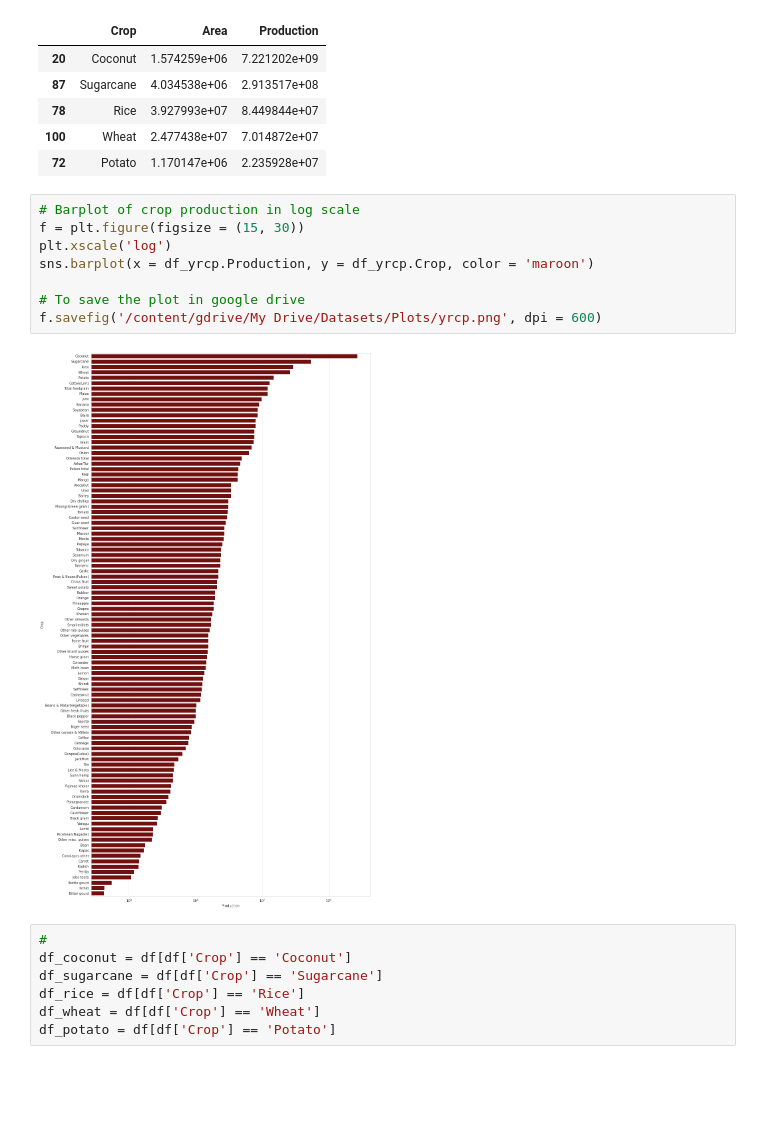
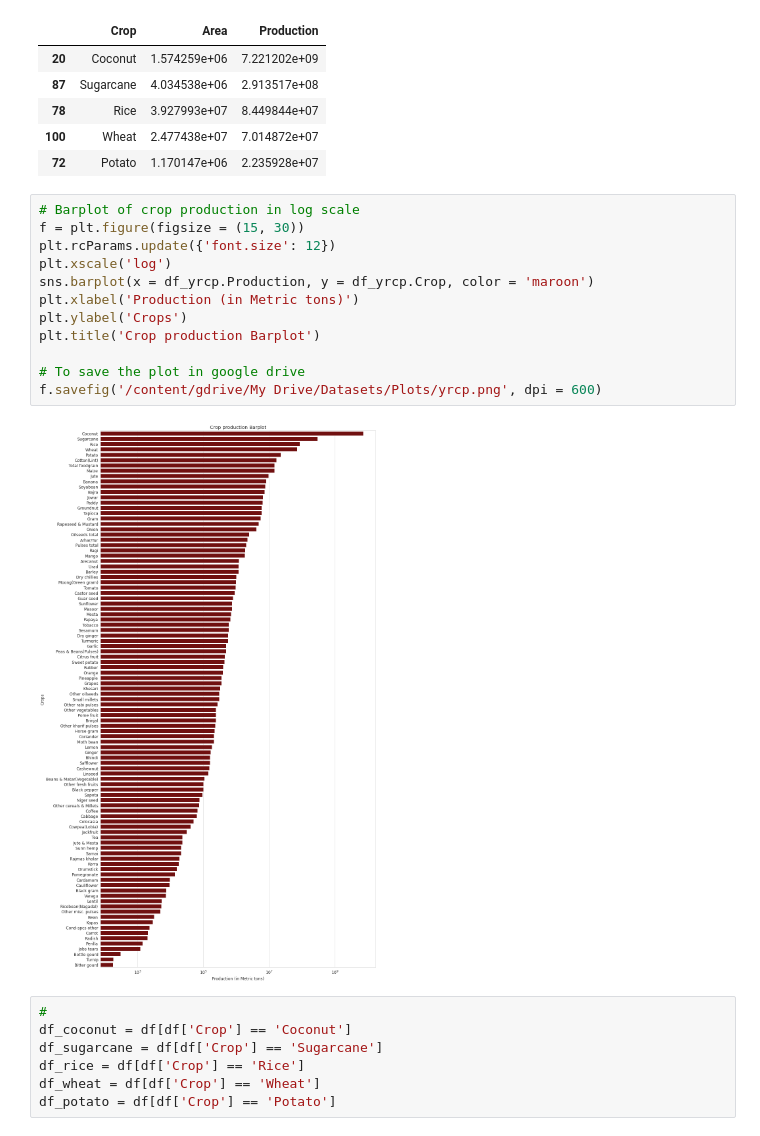
Before and after one commit to swagata0207/DSP_NPTEL, a Jupyter notebook: Apy_NPTEL_final.ipynb, the cells around one changed output. Drawn from its saved outputs; the diff is of its cells as text; blank space fills up the shorter version.

```diff
--- a/Apy_NPTEL_final.ipynb
+++ b/Apy_NPTEL_final.ipynb
@@ -92,13 +95,17 @@ df_yrcp.head(5)
 # %%
 # Barplot of crop production in log scale
 f = plt.figure(figsize = (15, 30))
+plt.rcParams.update({'font.size': 12})
 plt.xscale('log')
 sns.barplot(x = df_yrcp.Production, y = df_yrcp.Crop, color = 'maroon')
+plt.xlabel('Production (in Metric tons)')
+plt.ylabel('Crops')
+plt.title('Crop production Barplot')
 
 # To save the plot in google drive
 f.savefig('/content/gdrive/My Drive/Datasets/Plots/yrcp.png', dpi = 600)
 # %% [output]
-[figure, old version]
+[figure, new version]
 # %%
 #
 df_coconut = df[df['Crop'] == 'Coconut']
```
Also changed, not shown: parts of 55 cells of this notebook.
